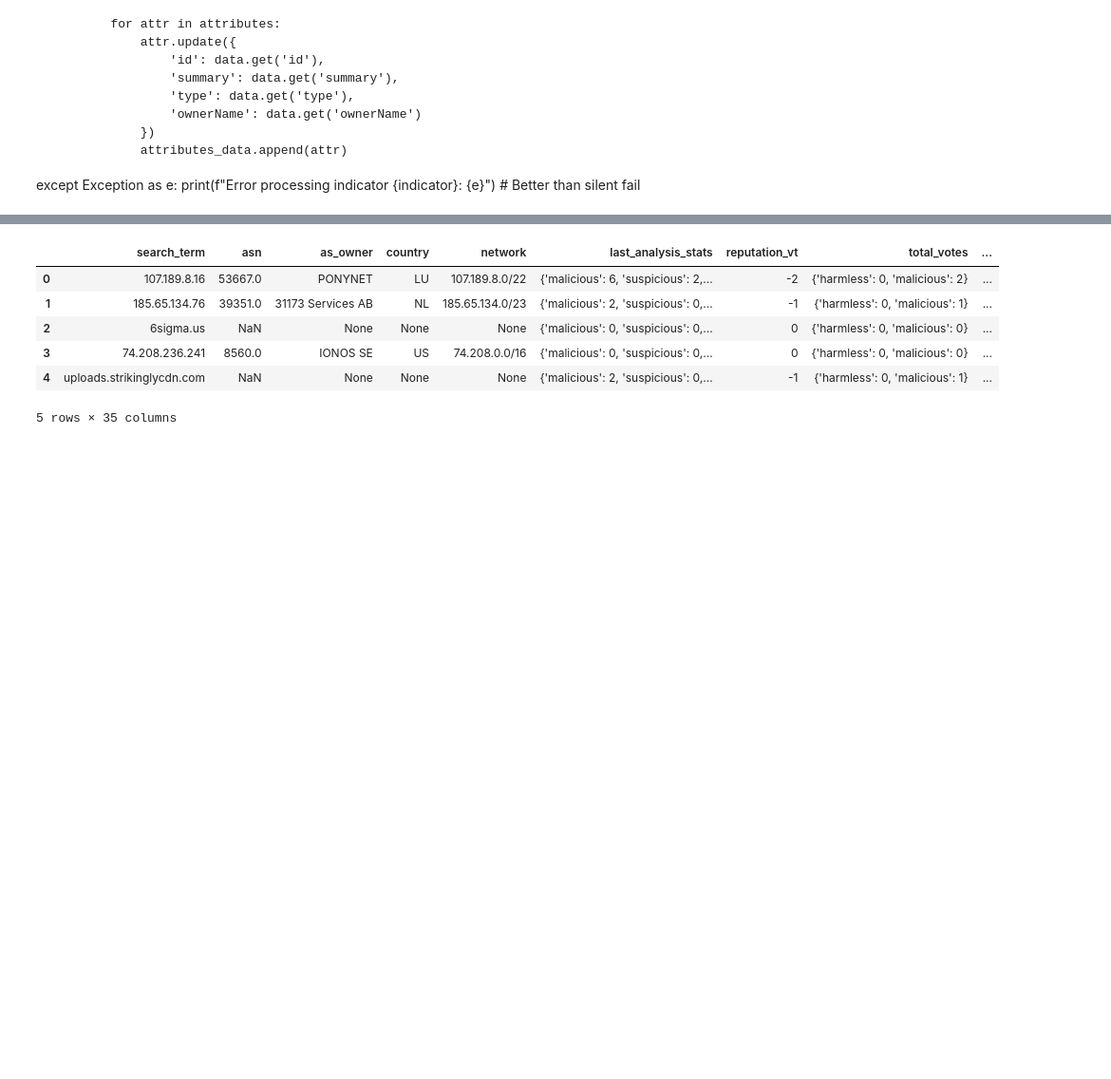
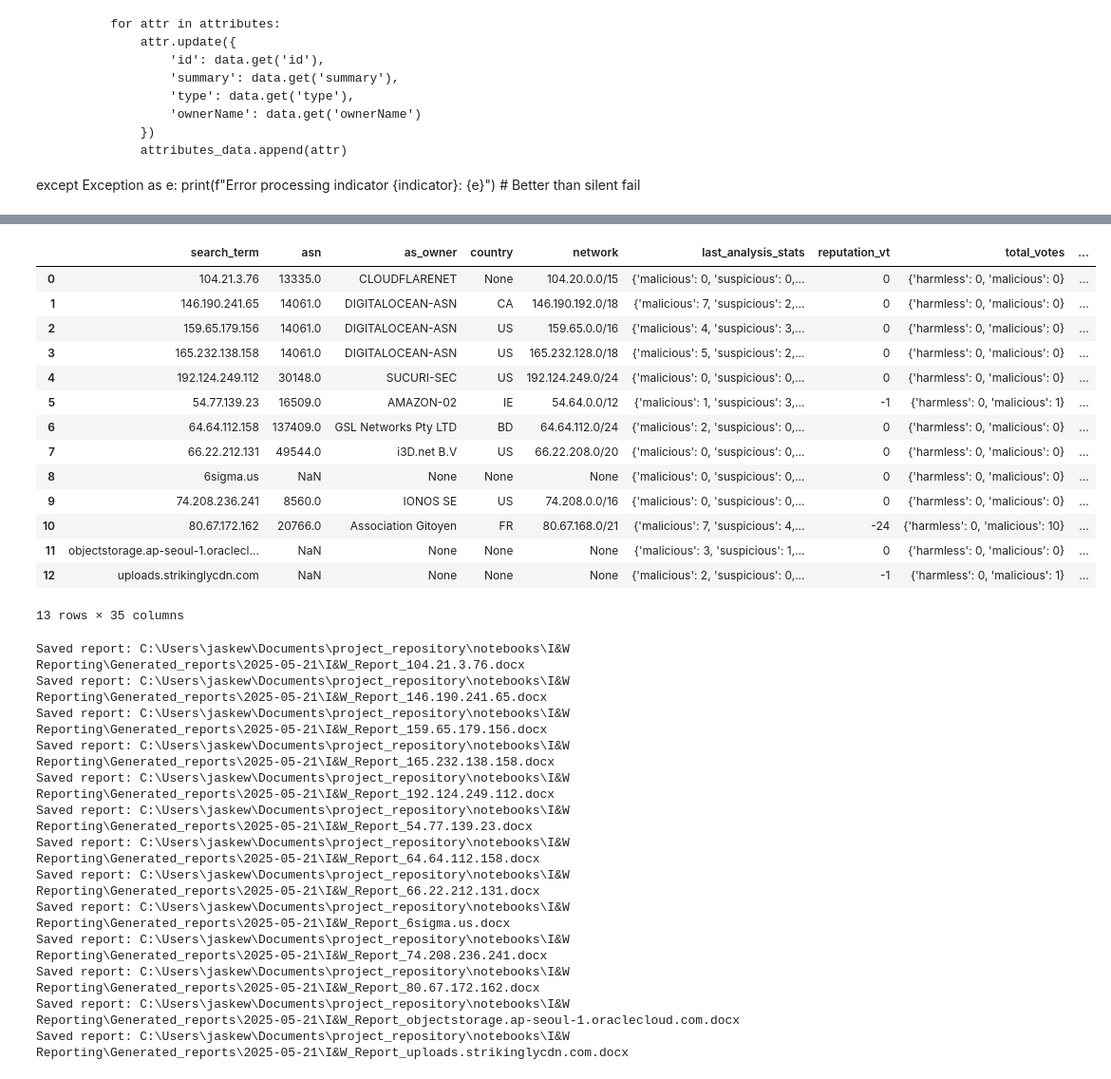
Before and after one commit to jaytlinaskew-OIS/HTOC, a Jupyter notebook: notebooks/I&W Reporting/I&W_Document_Generator.ipynb, the cells around one changed output, grey strips where cells are left out. Shown at 95% size. Cells and saved outputs as stored; diff of their text form; code cells hidden in the pictures; blank space fills up the shorter version.

```diff
--- a/notebooks/I&W Reporting/I&W_Document_Generator.ipynb
+++ b/notebooks/I&W Reporting/I&W_Document_Generator.ipynb
@@ -294,7 +294,7 @@ recent_tags = recent_tags[recent_tags['partner_count'] >= 2]
 recent_tags = recent_tags[recent_tags['observations'] < 15000]
 
 # Filter by dateAdded in the last 30 days
-recent_tags = recent_tags[recent_tags['dateAdded'] >= date_added_cutoff]
+#recent_tags = recent_tags[recent_tags['dateAdded'] >= date_added_cutoff]
 
 # Drop duplicates based on 'summary'
 recent_tags = recent_tags.drop_duplicates(subset='summary', keep='first')
@@ -357,7 +357,6 @@ for indicator in indicators:
             attributes = data.get('attributes', {}).get('data', [])
 
             if not attributes:
-                print(f"No attributes returned for indicator: {indicator}")
                 indicators_with_no_attributes.append(indicator)
             else:
                 for attr in attributes:
@@ -368,12 +367,14 @@ for indicator in indicators:
                         'ownerName': data.get('ownerName')
                     })
                     attributes_data.append(attr)
-        else:
-            print(f"Non-JSON response for indicator: {indicator}")
-
+        # Suppress non-JSON and known 400 error responses
     except Exception as e:
-        print(f"Error processing indicator {indicator}: {e}")
-
+        # Suppress error output, including known 400 error
+        if hasattr(e, 'response') and getattr(e.response, 'status_code', None) == 400:
+            continue
+        if "Status Code: 400" in str(e):
+            continue
+        pass
 
 # Create attributes DataFrame
 attributes_observed_src = pd.DataFrame(attributes_data)
@@ -736,11 +770,11 @@ def fill_word_template(template_path, output_path, df):
                 para.text = para.text.replace("{{ipaddress}}", ip_address)
             if "{{asn}}" in para.text:
                 # Try to get ASN from vt_df if available, else use 'N/A'
-                asn_value = str(vt_df['asn'].iloc[0]) if 'asn' in vt_df.columns and not vt_df.empty else 'N/A'
+                asn_value = str(df['asn'].iloc[0]) if 'asn' in df.columns and not df['asn'].isna().all() else 'N/A'
                 para.text = para.text.replace("{{asn}}", asn_value)
             if "{{whois}}" in para.text:
                 # Try to get WHOIS info from otx_df if available, else use 'N/A'
-                whois_value = str(otx_df['whois'].iloc[0]) if 'whois' in otx_df.columns and not otx_df.empty else 'N/A'
+                whois_value = str(df['whois'].iloc[0]) if 'whois' in df.columns and not df['whois'].isna().all() else 'N/A'
                 para.text = para.text.replace("{{whois}}", whois_value)
             if "{{partners}}" in para.text:
                 # Try to get partners from recent_tags if available, else use 'N/A'
@@ -829,48 +863,77 @@ def fill_word_template(template_path, output_path, df):
                     if i < len(sources) - 1:
                         para.add_run().add_break()  # Add line break instead of comma
 
-        # Save the modified document
+        # --- Save the document ---
+        indicator_name = str(df['search_term'].iloc[0]) if 'search_term' in df.columns else 'Unnamed_Indicator'
+        sanitized_name = indicator_name.replace(":", "_").replace("/", "_")
+
+        current_date = datetime.now().strftime("%Y-%m-%d")
+        folder_path = os.path.join(OUTPUT_DIR, current_date)
+        os.makedirs(folder_path, exist_ok=True)
+
+        output_path = os.path.join(folder_path, f"I&W_Report_{sanitized_name}.docx")
         doc.save(output_path)
         print(f"Saved report: {output_path}")
 
     except Exception as e:
-        print(f"Error while generating report: {e}")
+        print(f"Error while generating report for {indicator_name}: {e}")
 
 def main(vt_df, otx_df, recent_tags):
-    """ Main function to handle report generation. """
+    """ Main function to generate one I&W report per indicator. """
     # Combine vt_df and otx_df on 'search_term'
     combined_df = pd.merge(vt_df, otx_df, on='search_term', how='outer', suffixes=('_vt', '_otx'))
 
     # Consolidate sources into a single column
     sources_df = consolidate_sources(vt_df, otx_df)
     combined_df = pd.merge(combined_df, sources_df, on='search_term', how='left')
 
-    # Merge recent_tags using left_on and right_on, drop 'summary' afterward to avoid duplicates
+    # Merge recent_tags and drop 'summary' to avoid duplication
     if not recent_tags.empty:
         combined_df = pd.merge(
             combined_df,
             recent_tags[['summary', 'observations', 'type', 'partners', 'observed_date', 'webLink']],
             left_on='search_term',
             right_on='summary',
             how='left'
         )
-        # Drop redundant 'summary' column to eliminate duplication
         combined_df.drop(columns=['summary'], inplace=True)
         display(combined_df)
-    # Define output file path
+    # Generate individual reports per unique indicator
     current_date = pd.Timestamp.now().strftime("%Y-%m-%d")
-    output_file = os.path.join(OUTPUT_DIR, f"I&W_Report_{current_date}.docx")
-
-    # Fill the template table with data
-    #fill_word_template(TEMPLATE_PATH, output_file, combined_df)
+    for indicator in combined_df['search_term'].unique():
+        indicator_df = combined_df[combined_df['search_term'] == indicator]
+        sanitized_indicator = indicator.replace(":", "_").replace("/", "_")
+        output_file = os.path.join(OUTPUT_DIR, f"I&W_Report_{sanitized_indicator}_{current_date}.docx")
+        fill_word_template(TEMPLATE_PATH, output_file, indicator_df)
 
 if __name__ == "__main__":
     main(vt_df, otx_df, recent_tags)
 # %% [output]
 |  | search_term | asn | as_owner | country | network | last_analysis_stats | reputation_vt | total_votes | ... |
-| 0 | 107.189.8.16 | 53667.0 | PONYNET | LU | 107.189.8.0/22 | {'malicious': 6, 'suspicious': 2,... | -2 | {'harmless': 0, 'malicious': 2} | ... |
-| 1 | 185.65.134.76 | 39351.0 | 31173 Services AB | NL | 185.65.134.0/23 | {'malicious': 2, 'suspicious': 0,... | -1 | {'harmless': 0, 'malicious': 1} | ... |
-| 2 | 6sigma.us | NaN | None | None | None | {'malicious': 0, 'suspicious': 0,... | 0 | {'harmless': 0, 'malicious': 0} | ... |
-| 3 | 74.208.236.241 | 8560.0 | IONOS SE | US | 74.208.0.0/16 | {'malicious': 0, 'suspicious': 0,... | 0 | {'harmless': 0, 'malicious': 0} | ... |
-| 4 | uploads.strikinglycdn.com | NaN | None | None | None | {'malicious': 2, 'suspicious': 0,... | -1 | {'harmless': 0, 'malicious': 1} | ... |
+| 0 | 104.21.3.76 | 13335.0 | CLOUDFLARENET | None | 104.20.0.0/15 | {'malicious': 0, 'suspicious': 0,... | 0 | {'harmless': 0, 'malicious': 0} | ... |
+| 1 | 146.190.241.65 | 14061.0 | DIGITALOCEAN-ASN | CA | 146.190.192.0/18 | {'malicious': 7, 'suspicious': 2,... | 0 | {'harmless': 0, 'malicious': 0} | ... |
+| 2 | 159.65.179.156 | 14061.0 | DIGITALOCEAN-ASN | US | 159.65.0.0/16 | {'malicious': 4, 'suspicious': 3,... | 0 | {'harmless': 0, 'malicious': 0} | ... |
+| 3 | 165.232.138.158 | 14061.0 | DIGITALOCEAN-ASN | US | 165.232.128.0/18 | {'malicious': 5, 'suspicious': 2,... | 0 | {'harmless': 0, 'malicious': 0} | ... |
+| 4 | 192.124.249.112 | 30148.0 | SUCURI-SEC | US | 192.124.249.0/24 | {'malicious': 0, 'suspicious': 0,... | 0 | {'harmless': 0, 'malicious': 0} | ... |
+| 5 | 54.77.139.23 | 16509.0 | AMAZON-02 | IE | 54.64.0.0/12 | {'malicious': 1, 'suspicious': 3,... | -1 | {'harmless': 0, 'malicious': 1} | ... |
+| 6 | 64.64.112.158 | 137409.0 | GSL Networks Pty LTD | BD | 64.64.112.0/24 | {'malicious': 2, 'suspicious': 0,... | 0 | {'harmless': 0, 'malicious': 0} | ... |
+| 7 | 66.22.212.131 | 49544.0 | i3D.net B.V | US | 66.22.208.0/20 | {'malicious': 0, 'suspicious': 0,... | 0 | {'harmless': 0, 'malicious': 0} | ... |
+| 8 | 6sigma.us | NaN | None | None | None | {'malicious': 0, 'suspicious': 0,... | 0 | {'harmless': 0, 'malicious': 0} | ... |
+| 9 | 74.208.236.241 | 8560.0 | IONOS SE | US | 74.208.0.0/16 | {'malicious': 0, 'suspicious': 0,... | 0 | {'harmless': 0, 'malicious': 0} | ... |
+| 10 | 80.67.172.162 | 20766.0 | Association Gitoyen | FR | 80.67.168.0/21 | {'malicious': 7, 'suspicious': 4,... | -24 | {'harmless': 0, 'malicious': 10} | ... |
+| 11 | objectstorage.ap-seoul-1.oraclecl... | NaN | None | None | None | {'malicious': 3, 'suspicious': 1,... | 0 | {'harmless': 0, 'malicious': 0} | ... |
+| 12 | uploads.strikinglycdn.com | NaN | None | None | None | {'malicious': 2, 'suspicious': 0,... | -1 | {'harmless': 0, 'malicious': 1} | ... |
-5 rows × 35 columns
+13 rows × 35 columns
+Saved report: C:\Users\jaskew\Documents\project_repository\notebooks\I&W Reporting\Generated_reports\2025-05-21\I&W_Report_104.21.3.76.docx
+Saved report: C:\Users\jaskew\Documents\project_repository\notebooks\I&W Reporting\Generated_reports\2025-05-21\I&W_Report_146.190.241.65.docx
+Saved report: C:\Users\jaskew\Documents\project_repository\notebooks\I&W Reporting\Generated_reports\2025-05-21\I&W_Report_159.65.179.156.docx
+Saved report: C:\Users\jaskew\Documents\project_repository\notebooks\I&W Reporting\Generated_reports\2025-05-21\I&W_Report_165.232.138.158.docx
+Saved report: C:\Users\jaskew\Documents\project_repository\notebooks\I&W Reporting\Generated_reports\2025-05-21\I&W_Report_192.124.249.112.docx
+Saved report: C:\Users\jaskew\Documents\project_repository\notebooks\I&W Reporting\Generated_reports\2025-05-21\I&W_Report_54.77.139.23.docx
+Saved report: C:\Users\jaskew\Documents\project_repository\notebooks\I&W Reporting\Generated_reports\2025-05-21\I&W_Report_64.64.112.158.docx
+Saved report: C:\Users\jaskew\Documents\project_repository\notebooks\I&W Reporting\Generated_reports\2025-05-21\I&W_Report_66.22.212.131.docx
+Saved report: C:\Users\jaskew\Documents\project_repository\notebooks\I&W Reporting\Generated_reports\2025-05-21\I&W_Report_6sigma.us.docx
+Saved report: C:\Users\jaskew\Documents\project_repository\notebooks\I&W Reporting\Generated_reports\2025-05-21\I&W_Report_74.208.236.241.docx
+Saved report: C:\Users\jaskew\Documents\project_repository\notebooks\I&W Reporting\Generated_reports\2025-05-21\I&W_Report_80.67.172.162.docx
+Saved report: C:\Users\jaskew\Documents\project_repository\notebooks\I&W Reporting\Generated_reports\2025-05-21\I&W_Report_objectstorage.ap-seoul-1.oraclecloud.com.docx
+Saved report: C:\Users\jaskew\Documents\project_repository\notebooks\I&W Reporting\Generated_reports\2025-05-21\I&W_Report_uploads.strikinglycdn.com.docx
```
Also changed, not shown: parts of 8 cells of this notebook, 13 other files.
